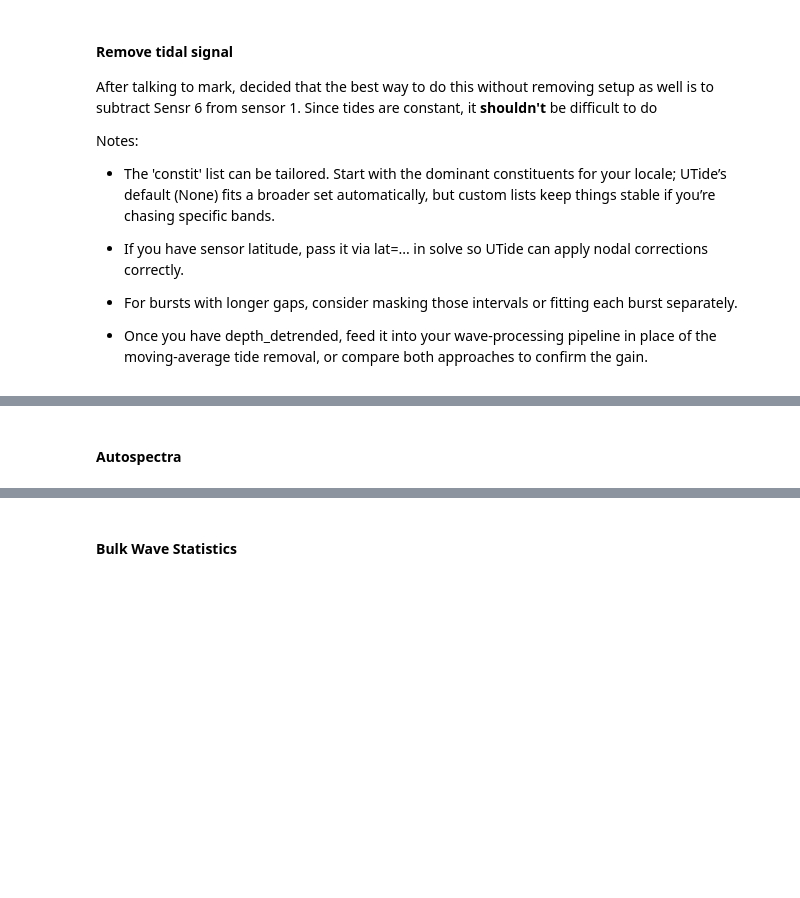
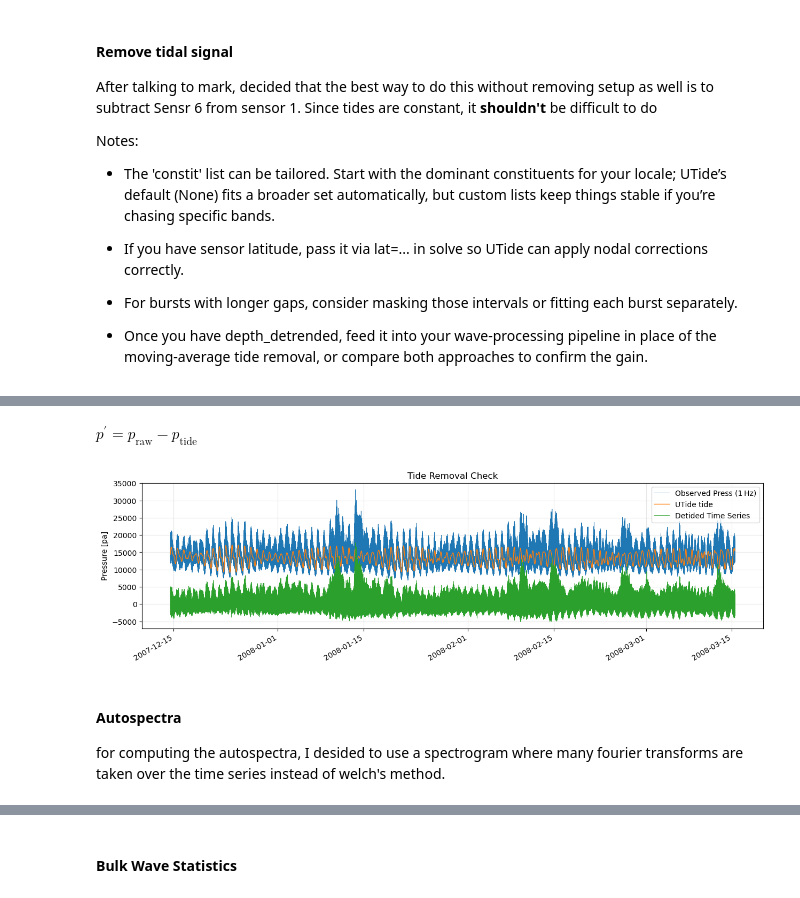
Before and after one commit to isidora-rojas/OceanWaveAnalysis, a Jupyter notebook: mokuleia/sensor2sensor.ipynb, the cells around one changed output, grey strips where cells are left out. Saved outputs shown, nothing was run; the diff lists cells and outputs as text; code cells hidden in the pictures; blank space fills up the shorter version.

Commit message:
autospectra fixes

```diff
--- a/mokuleia/sensor2sensor.ipynb
+++ b/mokuleia/sensor2sensor.ipynb
@@ -146,2 +152,24 @@ depth_detrended = depth_filled - depth_tide
+# %% [markdown]
+$p^{\prime} = p_{\text{raw}} - p_{\text{tide}}$
+# %%
+tide_full = pd.concat(tide_parts).sort_index()
+p_wave = (p_interp - tide_full) # water level chane due to wave effects only
+p_prime = p_wave.resample('1s').mean().dropna()
+
+# Plot for (in)sanity
+fig, ax = plt.subplots(figsize=(15, 4))
+ax.plot(p_interp.index, p_interp, label="Observed Press (1 Hz)", lw=0.6, color="#1f77b4")
+ax.plot(tide_full.index, tide_full, label="UTide tide", lw=1.0, color="#ff7f0e")
+ax.plot(p_prime.index, p_prime, label="Detided Time Series", lw=0.6, color="#2ca02c")
+ax.set_ylabel("Pressure [pa]")
+ax.set_title("Tide Removal Check")
+ax.grid(True, alpha=0.3)
+ax.legend(loc="upper right")
+fig.autofmt_xdate()
+plt.show()
+# %% [output]
+[figure, added]
 # %% [markdown]
 #### Autospectra
+
+for computing the autospectra, I desided to use a spectrogram where many fourier transforms are taken over the time series instead of welch's method.
```
Also changed, not shown: parts of 8 cells of this notebook.
